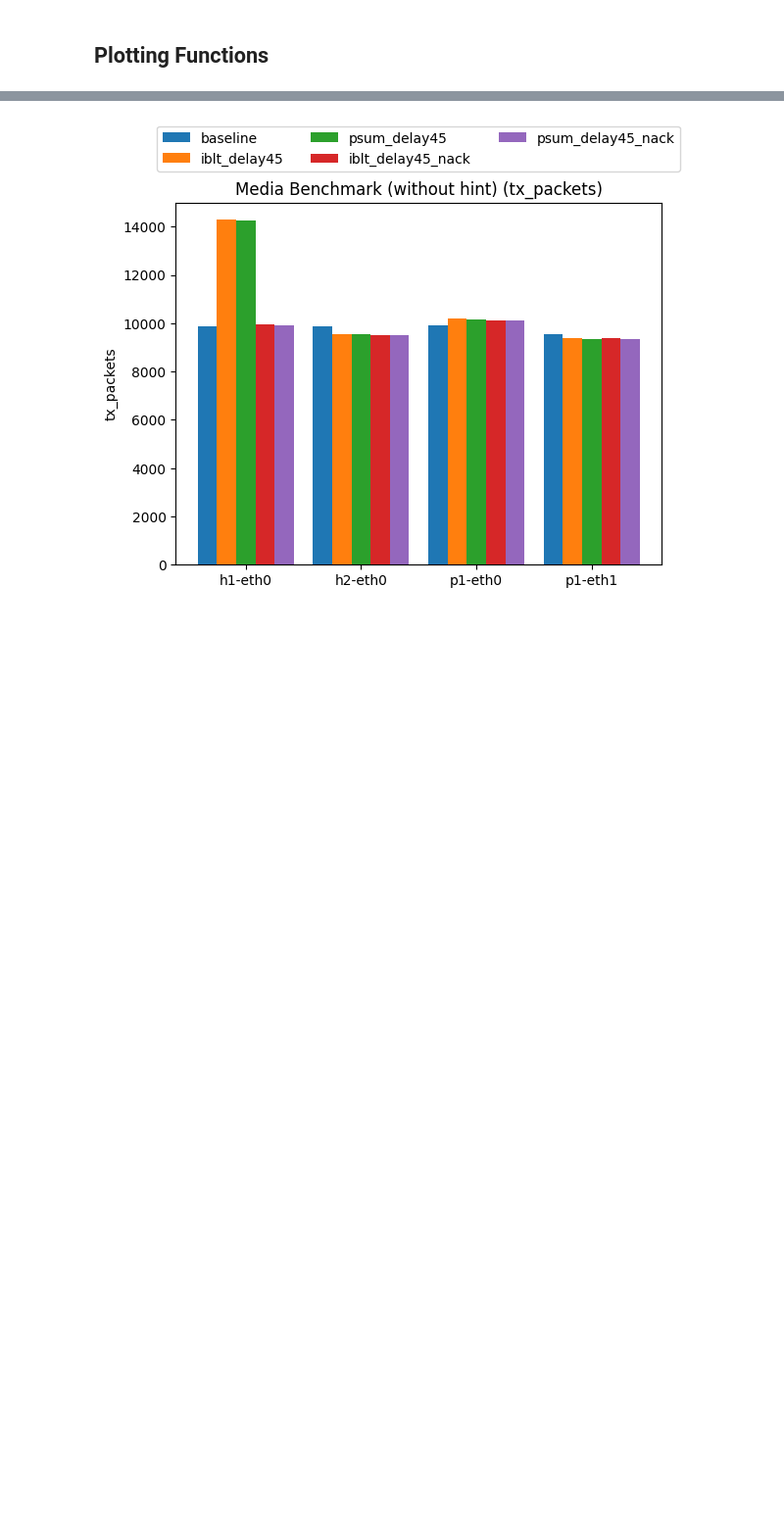
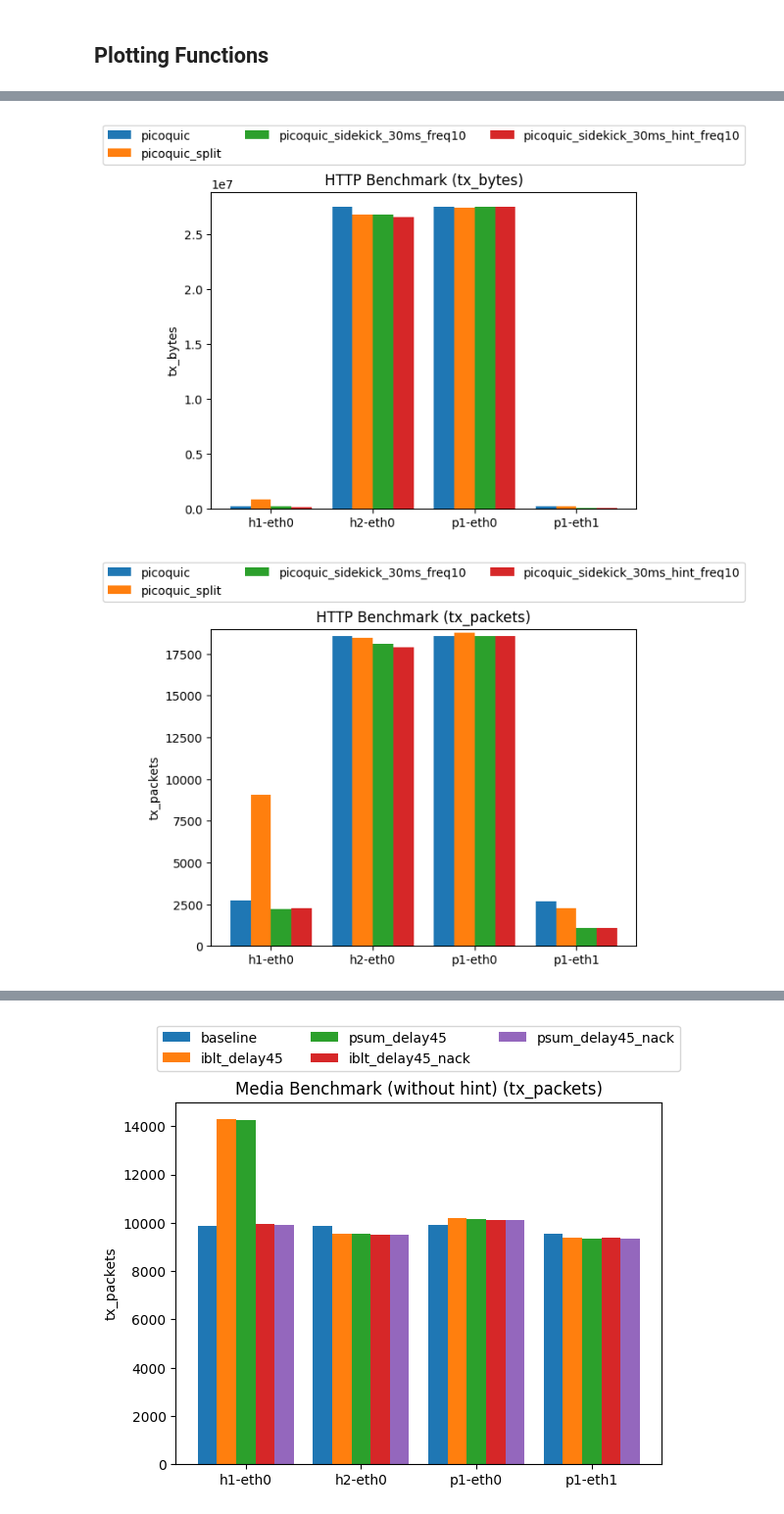
Before and after one commit to StanfordSNR/sidekick-downloads, a Jupyter notebook: notebook/network_statistics.ipynb, the cells around one changed output, grey strips where cells are left out. Shown at 98% size. Drawn from its saved outputs; the diff is of its cells as text; code cells hidden in the pictures; blank space fills up the shorter version.

```diff
--- a/notebook/network_statistics.ipynb
+++ b/notebook/network_statistics.ipynb
@@ -111,0 +145,13 @@ def plot_network_statistics(data, labels: List[str], metric: str, title: str, pd
+# %%
+labels = [
+    'picoquic',
+    'picoquic_split',
+    'picoquic_sidekick_30ms_freq10',
+    'picoquic_sidekick_30ms_hint_freq10',
+]
+http_data = parse_http_data(num_trials=1, labels=labels, execute=False)
+plot_network_statistics(http_data, labels, 'tx_bytes', 'HTTP Benchmark', ylim=0)
+plot_network_statistics(http_data, labels, 'tx_packets', 'HTTP Benchmark', ylim=(0, 19000))
+# %% [output]
+[figure, added]
+[figure, added]
```
Also changed, not shown: parts of 11 cells of this notebook, 3 other files.
